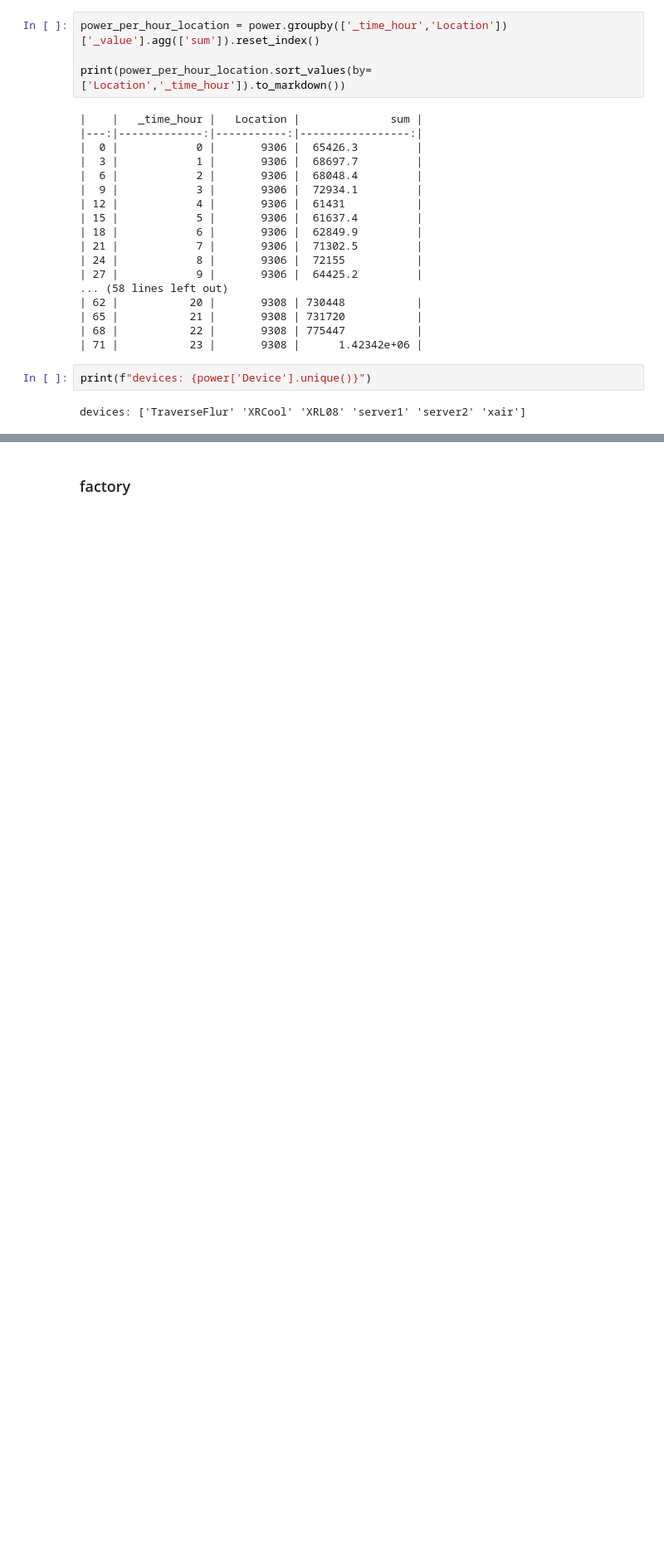
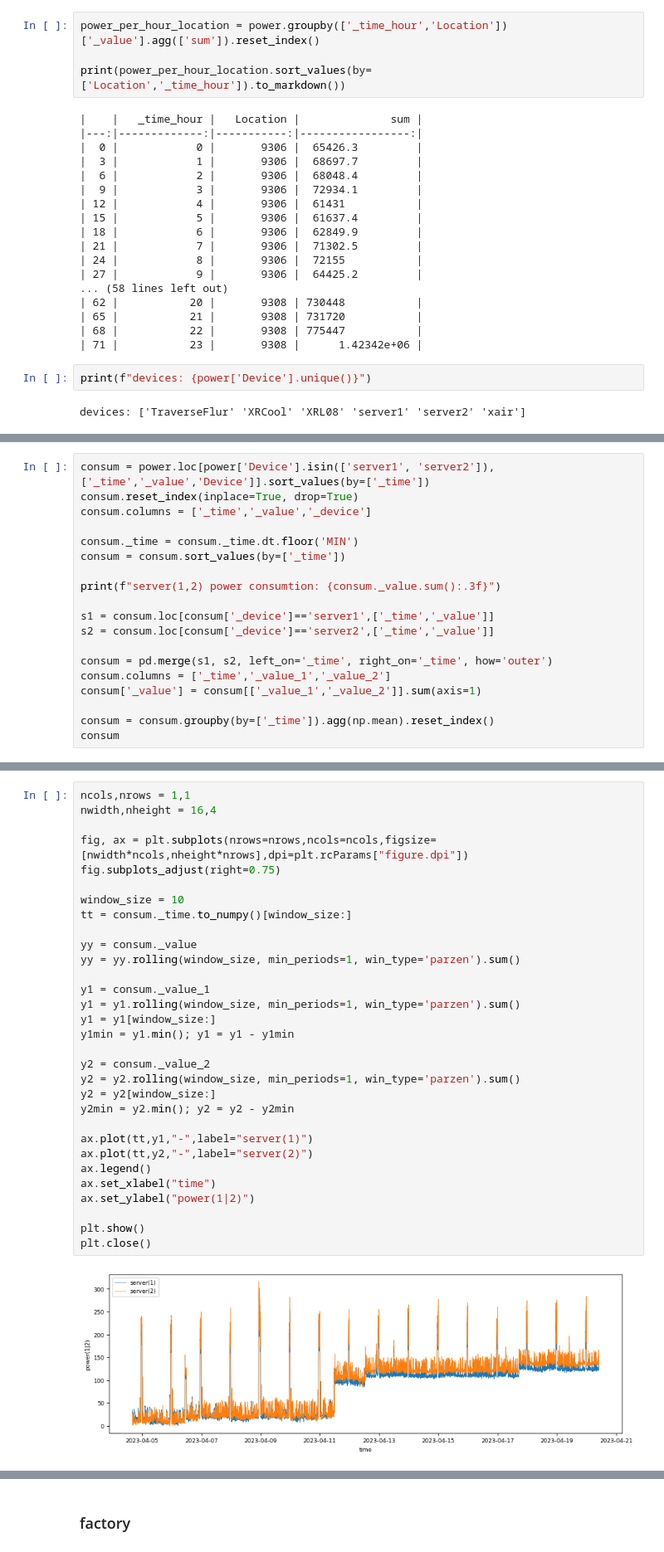
Before and after one commit to nbauersfeld/tclab, a Jupyter notebook: idb/influx.data.ipynb, the cells around one changed output, grey strips where cells are left out. Shown: that part at 83% size. Cells and saved outputs as stored; diff of their text form; blank space fills up the shorter version.

```diff
--- a/idb/influx.data.ipynb
+++ b/idb/influx.data.ipynb
@@ -120,0 +107,19 @@ power consumtion increase by accelerator from 77.863 up to 80.484
+# %%
+consum = power.loc[power['Device'].isin(['server1', 'server2']),['_time','_value','Device']].sort_values(by=['_time'])
+consum.reset_index(inplace=True, drop=True)
+consum.columns = ['_time','_value','_device']
+
+consum._time = consum._time.dt.floor('MIN')
+consum = consum.sort_values(by=['_time'])
+
+print(f"server(1,2) power consumtion: {consum._value.sum():.3f}")
+
+s1 = consum.loc[consum['_device']=='server1',['_time','_value']]
+s2 = consum.loc[consum['_device']=='server2',['_time','_value']]
+
+consum = pd.merge(s1, s2, left_on='_time', right_on='_time', how='outer')
+consum.columns = ['_time','_value_1','_value_2']
+consum['_value'] = consum[['_value_1','_value_2']].sum(axis=1)
+
+consum = consum.groupby(by=['_time']).agg(np.mean).reset_index()
+consum
@@ -120,0 +141,33 @@ power consumtion increase by accelerator from 77.863 up to 80.484
+# %%
+ncols,nrows = 1,1
+nwidth,nheight = 16,4
+
+fig, ax = plt.subplots(nrows=nrows,ncols=ncols,figsize=[nwidth*ncols,nheight*nrows],dpi=plt.rcParams["figure.dpi"])
+fig.subplots_adjust(right=0.75)
+
+window_size = 10
+tt = consum._time.to_numpy()[window_size:]
+
+yy = consum._value
+yy = yy.rolling(window_size, min_periods=1, win_type='parzen').sum()
+
+y1 = consum._value_1
+y1 = y1.rolling(window_size, min_periods=1, win_type='parzen').sum()
+y1 = y1[window_size:]
+y1min = y1.min(); y1 = y1 - y1min
+
+y2 = consum._value_2
+y2 = y2.rolling(window_size, min_periods=1, win_type='parzen').sum()
+y2 = y2[window_size:]
+y2min = y2.min(); y2 = y2 - y2min
+
+ax.plot(tt,y1,"-",label="server(1)")
+ax.plot(tt,y2,"-",label="server(2)")
+ax.legend()
+ax.set_xlabel("time")
+ax.set_ylabel("power(1|2)")
+
+plt.show()
+plt.close()
+# %% [output]
+[figure, added]
```
Also changed, not shown: parts of 12 cells of this notebook, 22 other files.
